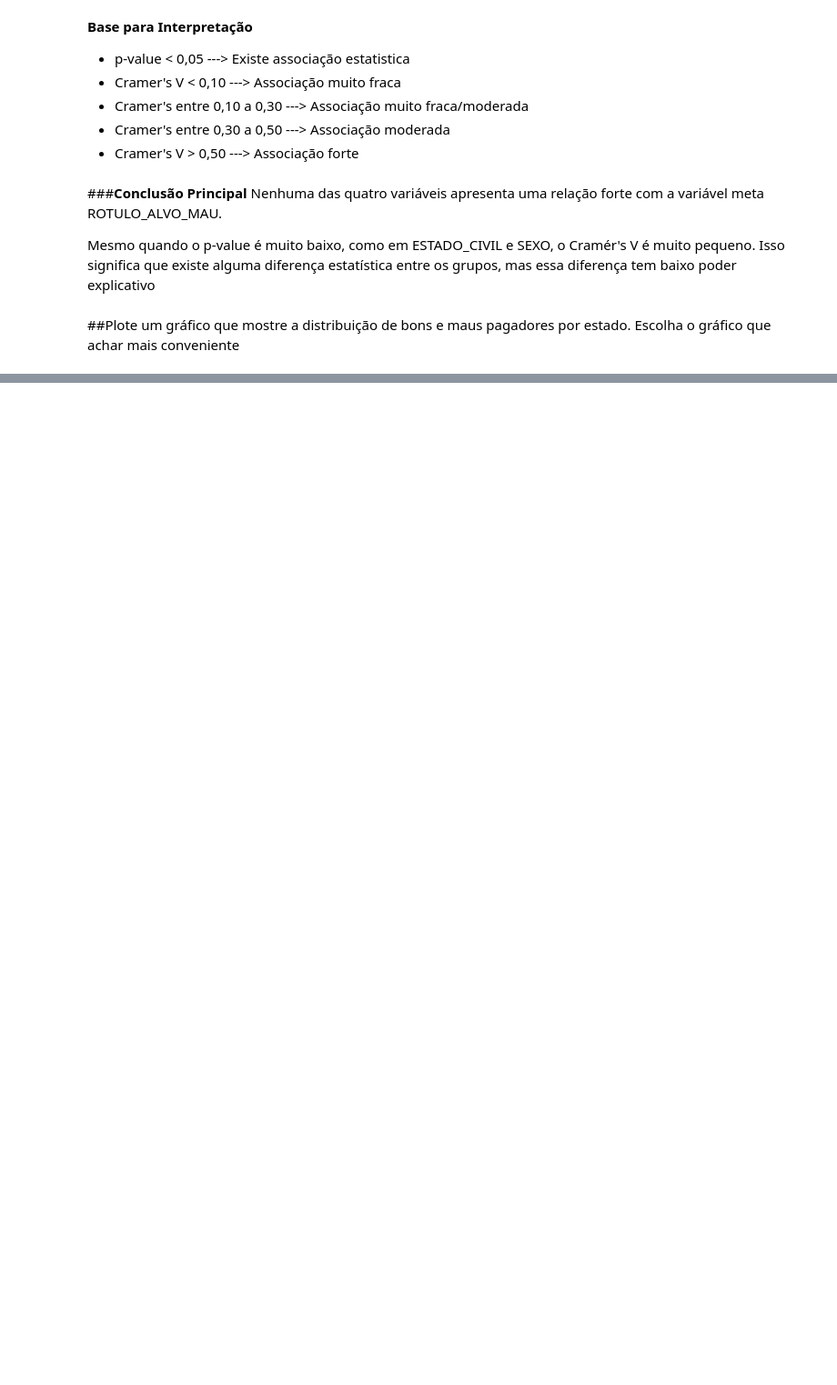
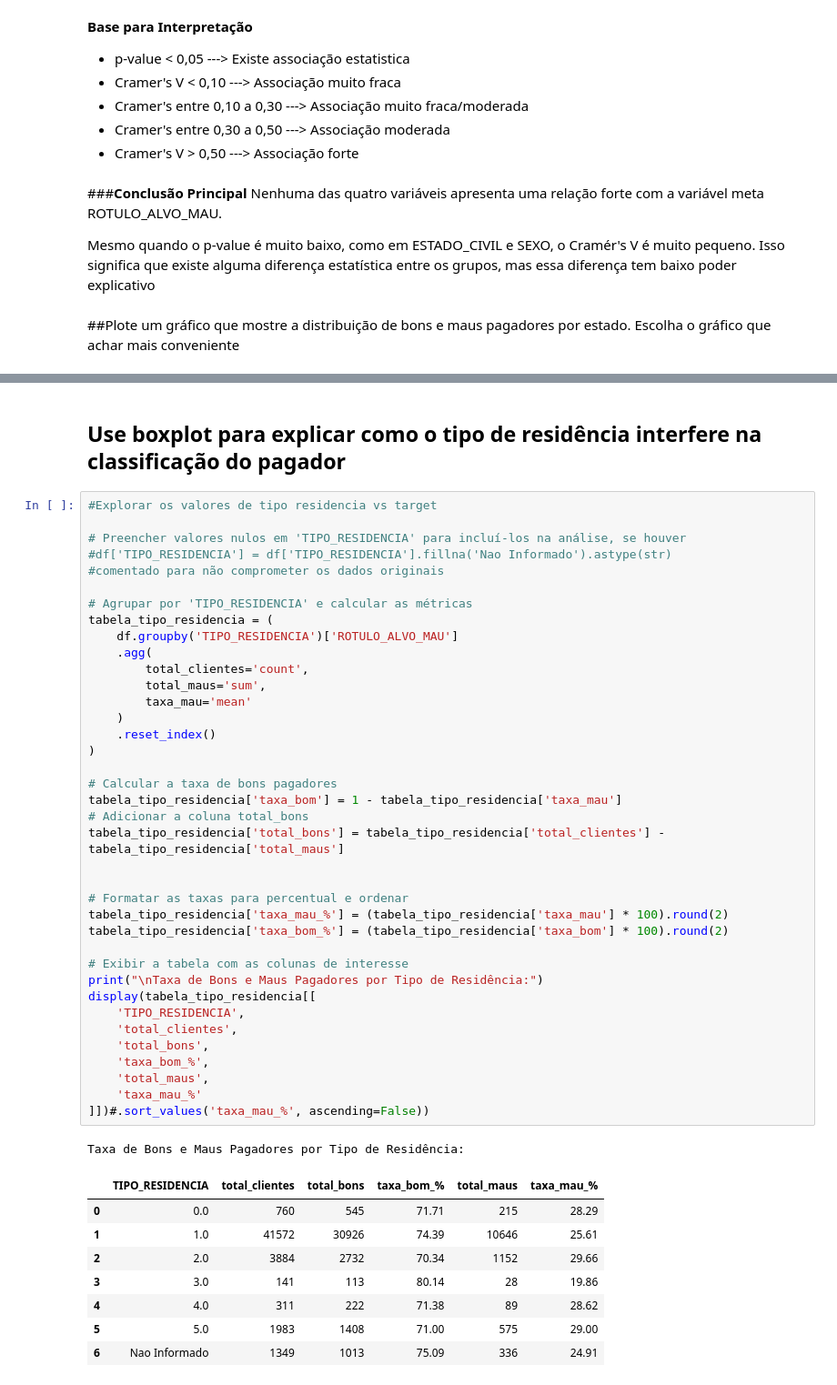
Before and after one commit to paulosansilva/14DTS_Data-Processing_Python, a Jupyter notebook: Analise.ipynb, the cells around one changed output, grey strips where cells are left out. Shown at 91% size. Saved outputs shown, nothing was run; the diff lists cells and outputs as text; blank space fills up the shorter version.

```diff
--- a/Analise.ipynb
+++ b/Analise.ipynb
@@ -449,0 +594,50 @@ plt.show()
+# %% [markdown]
+## Use boxplot para explicar como o tipo de residência interfere na classificação do pagador
+# %%
+#Explorar os valores de tipo residencia vs target
+
+# Preencher valores nulos em 'TIPO_RESIDENCIA' para incluí-los na análise, se houver
+#df['TIPO_RESIDENCIA'] = df['TIPO_RESIDENCIA'].fillna('Nao Informado').astype(str)
+#comentado para não comprometer os dados originais
+
+# Agrupar por 'TIPO_RESIDENCIA' e calcular as métricas
+tabela_tipo_residencia = (
+    df.groupby('TIPO_RESIDENCIA')['ROTULO_ALVO_MAU']
+    .agg(
+        total_clientes='count',
+        total_maus='sum',
+        taxa_mau='mean'
+    )
+    .reset_index()
+)
+
+# Calcular a taxa de bons pagadores
+tabela_tipo_residencia['taxa_bom'] = 1 - tabela_tipo_residencia['taxa_mau']
+# Adicionar a coluna total_bons
+tabela_tipo_residencia['total_bons'] = tabela_tipo_residencia['total_clientes'] - tabela_tipo_residencia['total_maus']
+
+
+# Formatar as taxas para percentual e ordenar
+tabela_tipo_residencia['taxa_mau_%'] = (tabela_tipo_residencia['taxa_mau'] * 100).round(2)
+tabela_tipo_residencia['taxa_bom_%'] = (tabela_tipo_residencia['taxa_bom'] * 100).round(2)
+
+# Exibir a tabela com as colunas de interesse
+print("\nTaxa de Bons e Maus Pagadores por Tipo de Residência:")
+display(tabela_tipo_residencia[[
+    'TIPO_RESIDENCIA',
+    'total_clientes',
+    'total_bons',
+    'taxa_bom_%',
+    'total_maus',
+    'taxa_mau_%'
+]])#.sort_values('taxa_mau_%', ascending=False))
+# %% [output]
+Taxa de Bons e Maus Pagadores por Tipo de Residência:
+|  | TIPO_RESIDENCIA | total_clientes | total_bons | taxa_bom_% | total_maus | taxa_mau_% |
+| 0 | 0.0 | 760 | 545 | 71.71 | 215 | 28.29 |
+| 1 | 1.0 | 41572 | 30926 | 74.39 | 10646 | 25.61 |
+| 2 | 2.0 | 3884 | 2732 | 70.34 | 1152 | 29.66 |
+| 3 | 3.0 | 141 | 113 | 80.14 | 28 | 19.86 |
+| 4 | 4.0 | 311 | 222 | 71.38 | 89 | 28.62 |
+| 5 | 5.0 | 1983 | 1408 | 71.00 | 575 | 29.00 |
+| 6 | Nao Informado | 1349 | 1013 | 75.09 | 336 | 24.91 |
```
Also changed, not shown: parts of 23 cells of this notebook.
